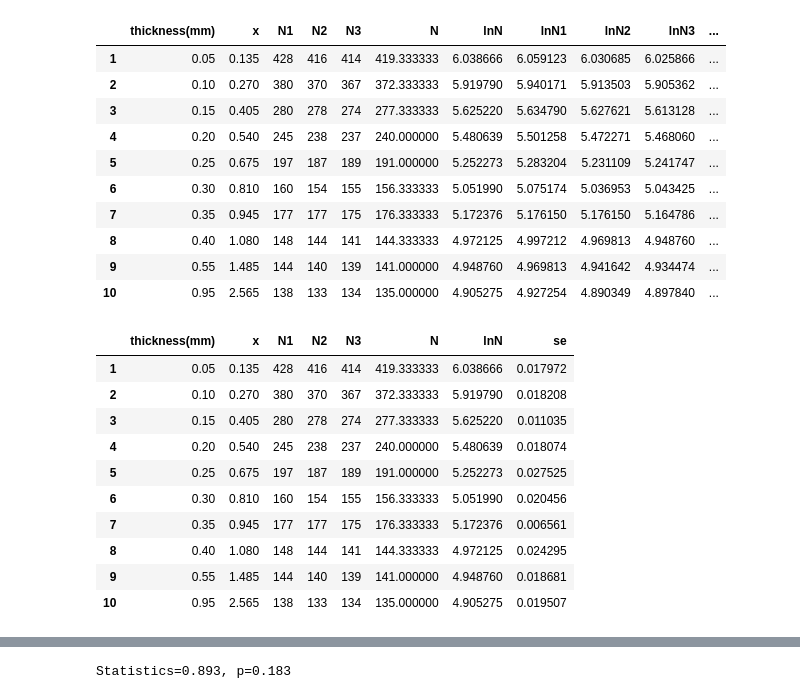
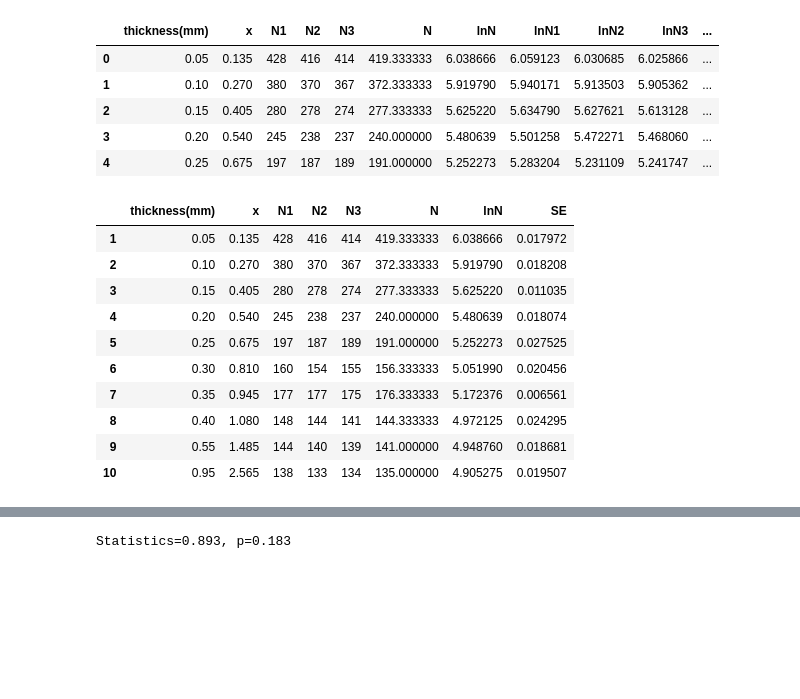
Before and after one commit to dharmapaudel/Statistics-in-python, a Jupyter notebook: Statistical analysis of a data.ipynb, the cells around one changed output, grey strips where cells are left out. Saved outputs shown, nothing was run; the diff lists cells and outputs as text; code cells hidden in the pictures; blank space fills up the shorter version.

```diff
--- a/Statistical analysis of a data.ipynb
+++ b/Statistical analysis of a data.ipynb
@@ -1,33 +1,28 @@
 # %%
 #Testing of Normality of a given data
 
 # Shapiro-Wilk Test
 import pandas as pd
 import numpy as np
 import random as random
 from scipy.stats import shapiro ,norm
 import matplotlib.pyplot as plt
 from matplotlib.pyplot import figure
 %matplotlib inline
-df2 = pd.read_csv('ac.csv', names = ['thickness(mm)' , 'x', 'N1','N2','N3', 'N','lnN','lnN1', 'lnN2', 'lnN3', 'se']) # for standard error(SE) , we can do STDEV(B1:B10)/SQRT(COUNT(B1:B10)) in excell.
-df2
+df2 = pd.read_csv('ac.csv', names = ['thickness(mm)' , 'x', 'N1','N2','N3', 'N','lnN','lnN1', 'lnN2', 'lnN3', 'SE ']) # for standard error(SE) , we can do STDEV(B1:B10)/SQRT(COUNT(B1:B10)) in excell.
+df2.head()
 # %% [output]
 |  | thickness(mm) | x | N1 | N2 | N3 | N | lnN | lnN1 | lnN2 | lnN3 | ... |
-| 1 | 0.05 | 0.135 | 428 | 416 | 414 | 419.333333 | 6.038666 | 6.059123 | 6.030685 | 6.025866 | ... |
-| 2 | 0.10 | 0.270 | 380 | 370 | 367 | 372.333333 | 5.919790 | 5.940171 | 5.913503 | 5.905362 | ... |
-| 3 | 0.15 | 0.405 | 280 | 278 | 274 | 277.333333 | 5.625220 | 5.634790 | 5.627621 | 5.613128 | ... |
-| 4 | 0.20 | 0.540 | 245 | 238 | 237 | 240.000000 | 5.480639 | 5.501258 | 5.472271 | 5.468060 | ... |
-| 5 | 0.25 | 0.675 | 197 | 187 | 189 | 191.000000 | 5.252273 | 5.283204 | 5.231109 | 5.241747 | ... |
-| 6 | 0.30 | 0.810 | 160 | 154 | 155 | 156.333333 | 5.051990 | 5.075174 | 5.036953 | 5.043425 | ... |
-| 7 | 0.35 | 0.945 | 177 | 177 | 175 | 176.333333 | 5.172376 | 5.176150 | 5.176150 | 5.164786 | ... |
-| 8 | 0.40 | 1.080 | 148 | 144 | 141 | 144.333333 | 4.972125 | 4.997212 | 4.969813 | 4.948760 | ... |
-| 9 | 0.55 | 1.485 | 144 | 140 | 139 | 141.000000 | 4.948760 | 4.969813 | 4.941642 | 4.934474 | ... |
-| 10 | 0.95 | 2.565 | 138 | 133 | 134 | 135.000000 | 4.905275 | 4.927254 | 4.890349 | 4.897840 | ... |
+| 0 | 0.05 | 0.135 | 428 | 416 | 414 | 419.333333 | 6.038666 | 6.059123 | 6.030685 | 6.025866 | ... |
+| 1 | 0.10 | 0.270 | 380 | 370 | 367 | 372.333333 | 5.919790 | 5.940171 | 5.913503 | 5.905362 | ... |
+| 2 | 0.15 | 0.405 | 280 | 278 | 274 | 277.333333 | 5.625220 | 5.634790 | 5.627621 | 5.613128 | ... |
+| 3 | 0.20 | 0.540 | 245 | 238 | 237 | 240.000000 | 5.480639 | 5.501258 | 5.472271 | 5.468060 | ... |
+| 4 | 0.25 | 0.675 | 197 | 187 | 189 | 191.000000 | 5.252273 | 5.283204 | 5.231109 | 5.241747 | ... |
 # %%
 df = df2.drop(['lnN1', 'lnN2' ,'lnN3'], axis = 1)         # Deleting columns
 df
 # %% [output]
-|  | thickness(mm) | x | N1 | N2 | N3 | N | lnN | se |
+|  | thickness(mm) | x | N1 | N2 | N3 | N | lnN | SE |
 | 1 | 0.05 | 0.135 | 428 | 416 | 414 | 419.333333 | 6.038666 | 0.017972 |
 | 2 | 0.10 | 0.270 | 380 | 370 | 367 | 372.333333 | 5.919790 | 0.018208 |
 | 3 | 0.15 | 0.405 | 280 | 278 | 274 | 277.333333 | 5.625220 | 0.011035 |
```
Also changed, not shown: parts of 8 cells of this notebook.
